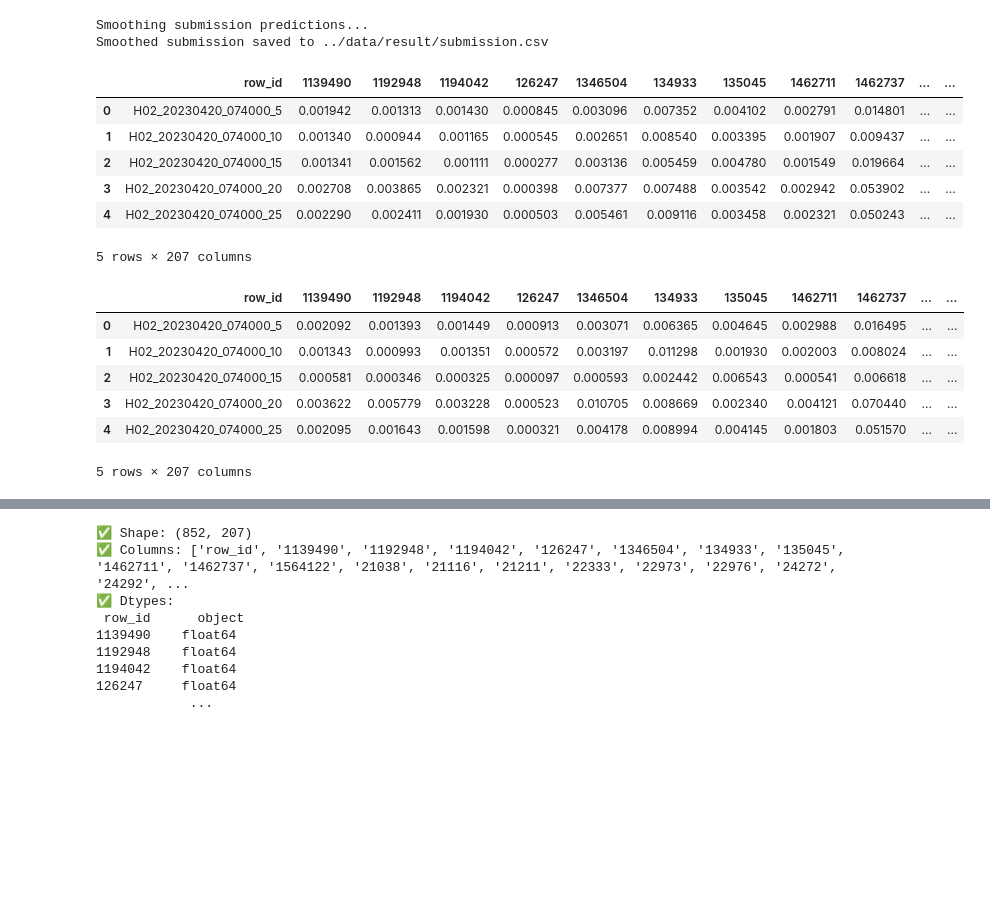
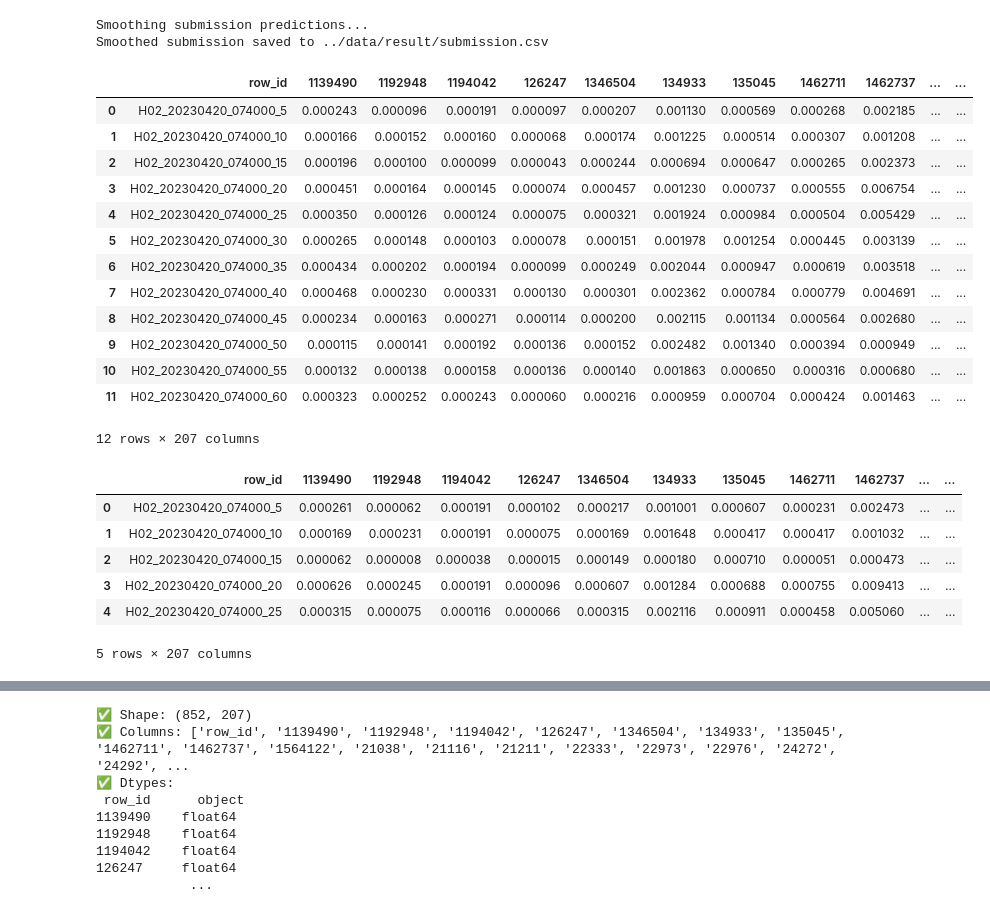
Before and after one commit to junya737/birdclef-2025, a Jupyter notebook: scripts/inference_vino_smooth.ipynb, the cells around one changed output, grey strips where cells are left out. Drawn from its saved outputs; the diff is of its cells as text; code cells hidden in the pictures; blank space fills up the shorter version.

Commit message:
Ensemble strategy like mean, min, max

```diff
--- a/scripts/inference_vino_smooth.ipynb
+++ b/scripts/inference_vino_smooth.ipynb
@@ -91,6 +91,8 @@ class CFG:
             self.folds = [0, 1, 2, 3, 4]  # Used only if use_specific_folds is True
 
             self.debug_count = 3
+            self.ensemble_strategy = "min" # "mean", "max", "min", "median" など
+
 
 
     def update_debug_settings(self):
@@ -308,23 +324,30 @@ Smoothed submission saved to ../data/result/submission.csv
 # %%
 # 提出用ファイルを読み込む
 submission = pd.read_csv(os.path.join(cfg.OUTPUT_DIR, 'submission.csv'))
-submission.head()
+submission.head(12)
 # %% [output]
 |  | row_id | 1139490 | 1192948 | 1194042 | 126247 | 1346504 | 134933 | 135045 | 1462711 | 1462737 | ... | ... |
-| 0 | H02_20230420_074000_5 | 0.001942 | 0.001313 | 0.001430 | 0.000845 | 0.003096 | 0.007352 | 0.004102 | 0.002791 | 0.014801 | ... | ... |
-| 1 | H02_20230420_074000_10 | 0.001340 | 0.000944 | 0.001165 | 0.000545 | 0.002651 | 0.008540 | 0.003395 | 0.001907 | 0.009437 | ... | ... |
-| 2 | H02_20230420_074000_15 | 0.001341 | 0.001562 | 0.001111 | 0.000277 | 0.003136 | 0.005459 | 0.004780 | 0.001549 | 0.019664 | ... | ... |
-| 3 | H02_20230420_074000_20 | 0.002708 | 0.003865 | 0.002321 | 0.000398 | 0.007377 | 0.007488 | 0.003542 | 0.002942 | 0.053902 | ... | ... |
-| 4 | H02_20230420_074000_25 | 0.002290 | 0.002411 | 0.001930 | 0.000503 | 0.005461 | 0.009116 | 0.003458 | 0.002321 | 0.050243 | ... | ... |
+| 0 | H02_20230420_074000_5 | 0.000243 | 0.000096 | 0.000191 | 0.000097 | 0.000207 | 0.001130 | 0.000569 | 0.000268 | 0.002185 | ... | ... |
+| 1 | H02_20230420_074000_10 | 0.000166 | 0.000152 | 0.000160 | 0.000068 | 0.000174 | 0.001225 | 0.000514 | 0.000307 | 0.001208 | ... | ... |
+| 2 | H02_20230420_074000_15 | 0.000196 | 0.000100 | 0.000099 | 0.000043 | 0.000244 | 0.000694 | 0.000647 | 0.000265 | 0.002373 | ... | ... |
+| 3 | H02_20230420_074000_20 | 0.000451 | 0.000164 | 0.000145 | 0.000074 | 0.000457 | 0.001230 | 0.000737 | 0.000555 | 0.006754 | ... | ... |
+| 4 | H02_20230420_074000_25 | 0.000350 | 0.000126 | 0.000124 | 0.000075 | 0.000321 | 0.001924 | 0.000984 | 0.000504 | 0.005429 | ... | ... |
+| 5 | H02_20230420_074000_30 | 0.000265 | 0.000148 | 0.000103 | 0.000078 | 0.000151 | 0.001978 | 0.001254 | 0.000445 | 0.003139 | ... | ... |
+| 6 | H02_20230420_074000_35 | 0.000434 | 0.000202 | 0.000194 | 0.000099 | 0.000249 | 0.002044 | 0.000947 | 0.000619 | 0.003518 | ... | ... |
+| 7 | H02_20230420_074000_40 | 0.000468 | 0.000230 | 0.000331 | 0.000130 | 0.000301 | 0.002362 | 0.000784 | 0.000779 | 0.004691 | ... | ... |
+| 8 | H02_20230420_074000_45 | 0.000234 | 0.000163 | 0.000271 | 0.000114 | 0.000200 | 0.002115 | 0.001134 | 0.000564 | 0.002680 | ... | ... |
+| 9 | H02_20230420_074000_50 | 0.000115 | 0.000141 | 0.000192 | 0.000136 | 0.000152 | 0.002482 | 0.001340 | 0.000394 | 0.000949 | ... | ... |
+| 10 | H02_20230420_074000_55 | 0.000132 | 0.000138 | 0.000158 | 0.000136 | 0.000140 | 0.001863 | 0.000650 | 0.000316 | 0.000680 | ... | ... |
+| 11 | H02_20230420_074000_60 | 0.000323 | 0.000252 | 0.000243 | 0.000060 | 0.000216 | 0.000959 | 0.000704 | 0.000424 | 0.001463 | ... | ... |
-5 rows × 207 columns
+12 rows × 207 columns
 # %%
 submission = pd.read_csv(os.path.join(cfg.OUTPUT_DIR, 'submission_before_smoothing.csv'))
 submission.head()
 # %% [output]
 |  | row_id | 1139490 | 1192948 | 1194042 | 126247 | 1346504 | 134933 | 135045 | 1462711 | 1462737 | ... | ... |
-| 0 | H02_20230420_074000_5 | 0.002092 | 0.001393 | 0.001449 | 0.000913 | 0.003071 | 0.006365 | 0.004645 | 0.002988 | 0.016495 | ... | ... |
-| 1 | H02_20230420_074000_10 | 0.001343 | 0.000993 | 0.001351 | 0.000572 | 0.003197 | 0.011298 | 0.001930 | 0.002003 | 0.008024 | ... | ... |
-| 2 | H02_20230420_074000_15 | 0.000581 | 0.000346 | 0.000325 | 0.000097 | 0.000593 | 0.002442 | 0.006543 | 0.000541 | 0.006618 | ... | ... |
-| 3 | H02_20230420_074000_20 | 0.003622 | 0.005779 | 0.003228 | 0.000523 | 0.010705 | 0.008669 | 0.002340 | 0.004121 | 0.070440 | ... | ... |
-| 4 | H02_20230420_074000_25 | 0.002095 | 0.001643 | 0.001598 | 0.000321 | 0.004178 | 0.008994 | 0.004145 | 0.001803 | 0.051570 | ... | ... |
+| 0 | H02_20230420_074000_5 | 0.000261 | 0.000062 | 0.000191 | 0.000102 | 0.000217 | 0.001001 | 0.000607 | 0.000231 | 0.002473 | ... | ... |
+| 1 | H02_20230420_074000_10 | 0.000169 | 0.000231 | 0.000191 | 0.000075 | 0.000169 | 0.001648 | 0.000417 | 0.000417 | 0.001032 | ... | ... |
+| 2 | H02_20230420_074000_15 | 0.000062 | 0.000008 | 0.000038 | 0.000015 | 0.000149 | 0.000180 | 0.000710 | 0.000051 | 0.000473 | ... | ... |
+| 3 | H02_20230420_074000_20 | 0.000626 | 0.000245 | 0.000191 | 0.000096 | 0.000607 | 0.001284 | 0.000688 | 0.000755 | 0.009413 | ... | ... |
+| 4 | H02_20230420_074000_25 | 0.000315 | 0.000075 | 0.000116 | 0.000066 | 0.000315 | 0.002116 | 0.000911 | 0.000458 | 0.005060 | ... | ... |
 5 rows × 207 columns
```
Also changed, not shown: parts of 3 cells of this notebook.
